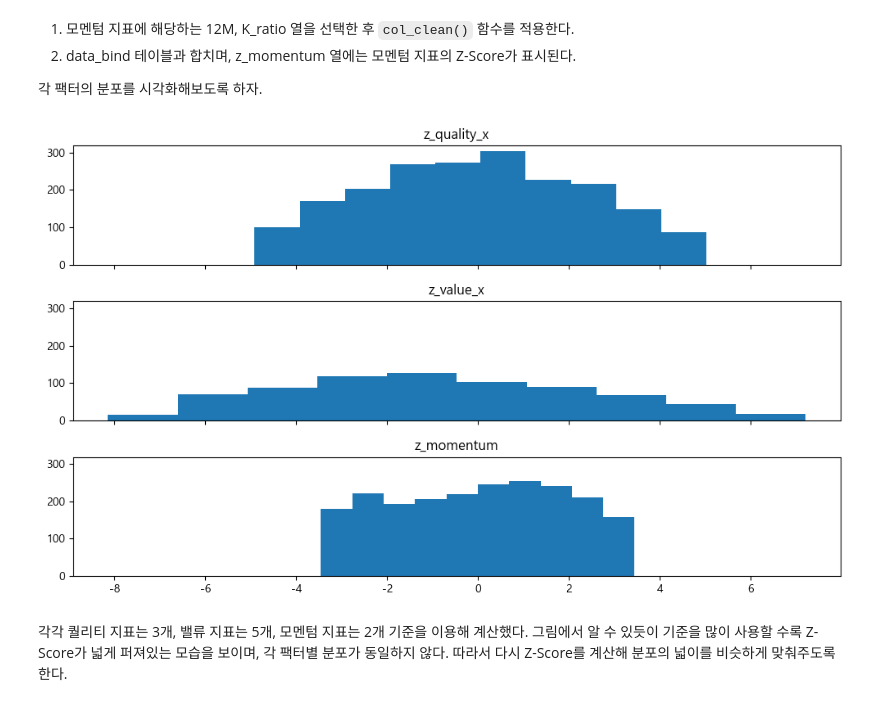
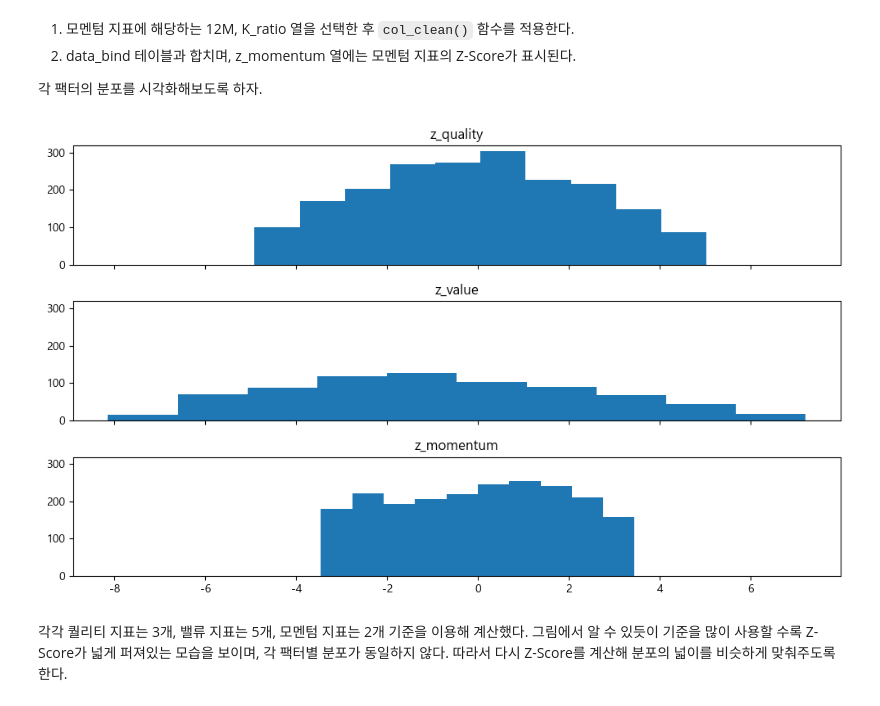
Before and after one commit to denishong/python-quant_py, a Jupyter notebook: 13.factor.ipynb, the cells around one changed output. Cells and saved outputs as stored; diff of their text form; code cells hidden in the pictures.

```diff
--- a/13.factor.ipynb
+++ b/13.factor.ipynb
@@ -1808,17 +1808,17 @@ data_bind.round(4).head()
 
 각 팩터의 분포를 시각화해보도록 하자.
 # %%
-data_z = data_bind[['z_quality_x', 'z_value_x', 'z_momentum']].copy()
+data_z = data_bind[['z_quality', 'z_value', 'z_momentum']].copy()
 
 plt.rc('axes', unicode_minus=False)
 fig, axes = plt.subplots(3, 1, figsize=(10, 6), sharex=True, sharey=True)
 for n, ax in enumerate(axes.flatten()):
     ax.hist(data_z.iloc[:, n])
     ax.set_title(data_z.columns[n], size=12)
 fig.tight_layout()
 plt.show()
 # %% [output]
-[figure, old version]
+[figure, new version]
 # %% [markdown]
 각각 퀄리티 지표는 3개, 밸류 지표는 5개, 모멘텀 지표는 2개 기준을 이용해 계산했다. 그림에서 알 수 있듯이 기준을 많이 사용할 수록 Z-Score가 넓게 퍼져있는 모습을 보이며, 각 팩터별 분포가 동일하지 않다. 따라서 다시 Z-Score를 계산해 분포의 넓이를 비슷하게 맞춰주도록 한다.
 # %%
```
Also changed, not shown: parts of 2 cells of this notebook, 3 other files.
